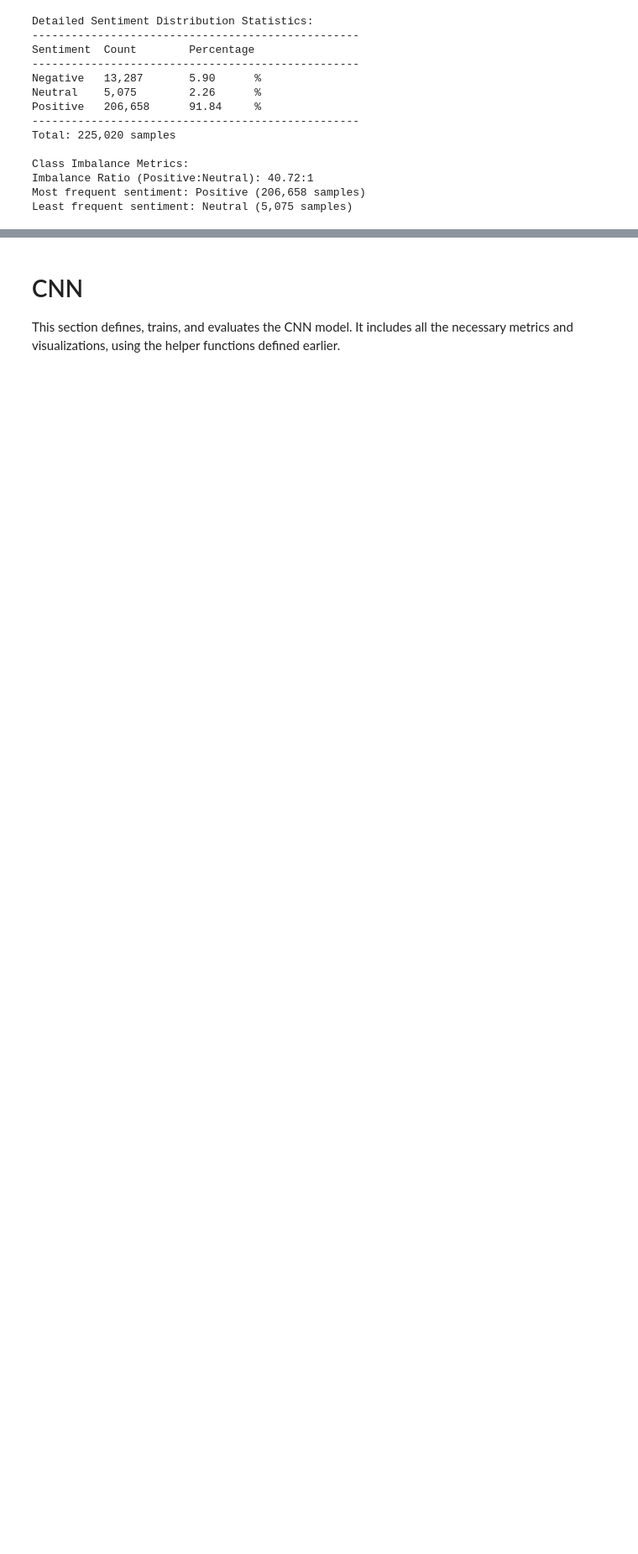
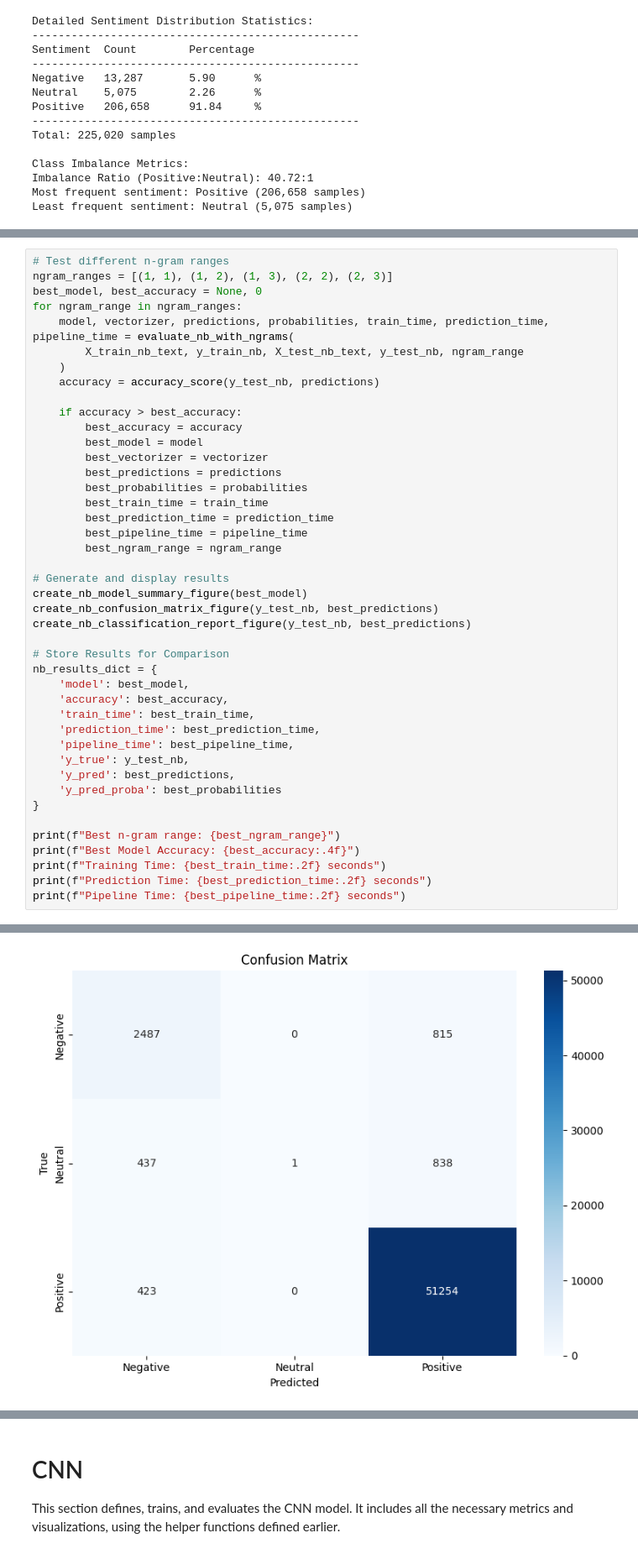
Before and after one commit to kimon1230/nova_doctoral, a Jupyter notebook: TP_Report_final.ipynb, the cells around one changed output, grey strips where cells are left out. Shown at 84% size. Cells and saved outputs as stored; diff of their text form; blank space fills up the shorter version.

```diff
--- a/TP_Report_final.ipynb
+++ b/TP_Report_final.ipynb
@@ -456,0 +440,44 @@ Class 2: 52907
+# %%
+# Test different n-gram ranges
+ngram_ranges = [(1, 1), (1, 2), (1, 3), (2, 2), (2, 3)]
+best_model, best_accuracy = None, 0
+for ngram_range in ngram_ranges:
+    model, vectorizer, predictions, probabilities, train_time, prediction_time, pipeline_time = evaluate_nb_with_ngrams(
+        X_train_nb_text, y_train_nb, X_test_nb_text, y_test_nb, ngram_range
+    )
+    accuracy = accuracy_score(y_test_nb, predictions)
+
+    if accuracy > best_accuracy:
+        best_accuracy = accuracy
+        best_model = model
+        best_vectorizer = vectorizer
+        best_predictions = predictions
+        best_probabilities = probabilities
+        best_train_time = train_time
+        best_prediction_time = prediction_time
+        best_pipeline_time = pipeline_time
+        best_ngram_range = ngram_range
+
+# Generate and display results
+create_nb_model_summary_figure(best_model)
+create_nb_confusion_matrix_figure(y_test_nb, best_predictions)
+create_nb_classification_report_figure(y_test_nb, best_predictions)
+
+# Store Results for Comparison
+nb_results_dict = {
+    'model': best_model,
+    'accuracy': best_accuracy,
+    'train_time': best_train_time,
+    'prediction_time': best_prediction_time,
+    'pipeline_time': best_pipeline_time,
+    'y_true': y_test_nb,
+    'y_pred': best_predictions,
+    'y_pred_proba': best_probabilities
+}
+
+print(f"Best n-gram range: {best_ngram_range}")
+print(f"Best Model Accuracy: {best_accuracy:.4f}")
+print(f"Training Time: {best_train_time:.2f} seconds")
+print(f"Prediction Time: {best_prediction_time:.2f} seconds")
+print(f"Pipeline Time: {best_pipeline_time:.2f} seconds")
+# %% [output]
@@ -456,0 +501 @@ Class 2: 52907
+[figure, added]
```
Also changed, not shown: parts of 30 cells of this notebook, 2 other files.
